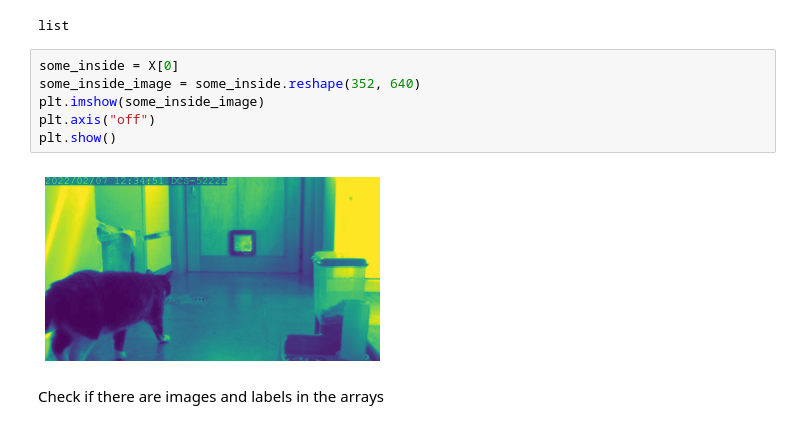
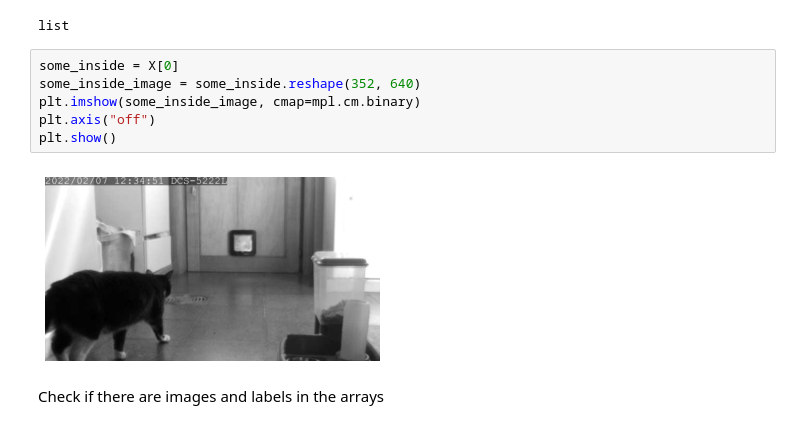
Before and after one commit to JoranVanBelle/Project-Musti, a Jupyter notebook: Multiclass Classification-RandomForrest.ipynb, the cells around one changed output. Saved outputs shown, nothing was run; the diff lists cells and outputs as text.

Commit message:
Bug fix - image visable in original color

```diff
--- a/Multiclass Classification-RandomForrest.ipynb
+++ b/Multiclass Classification-RandomForrest.ipynb
@@ -91,11 +91,11 @@ list
 # %%
 some_inside = X[0]
 some_inside_image = some_inside.reshape(352, 640)
-plt.imshow(some_inside_image)
+plt.imshow(some_inside_image, cmap=mpl.cm.binary)
 plt.axis("off")
 plt.show()
 # %% [output]
-[figure, old version]
+[figure, new version]
 # %% [markdown]
 Check if there are images and labels in the arrays
 # %%
```
Also changed, not shown: parts of 5 cells of this notebook.
